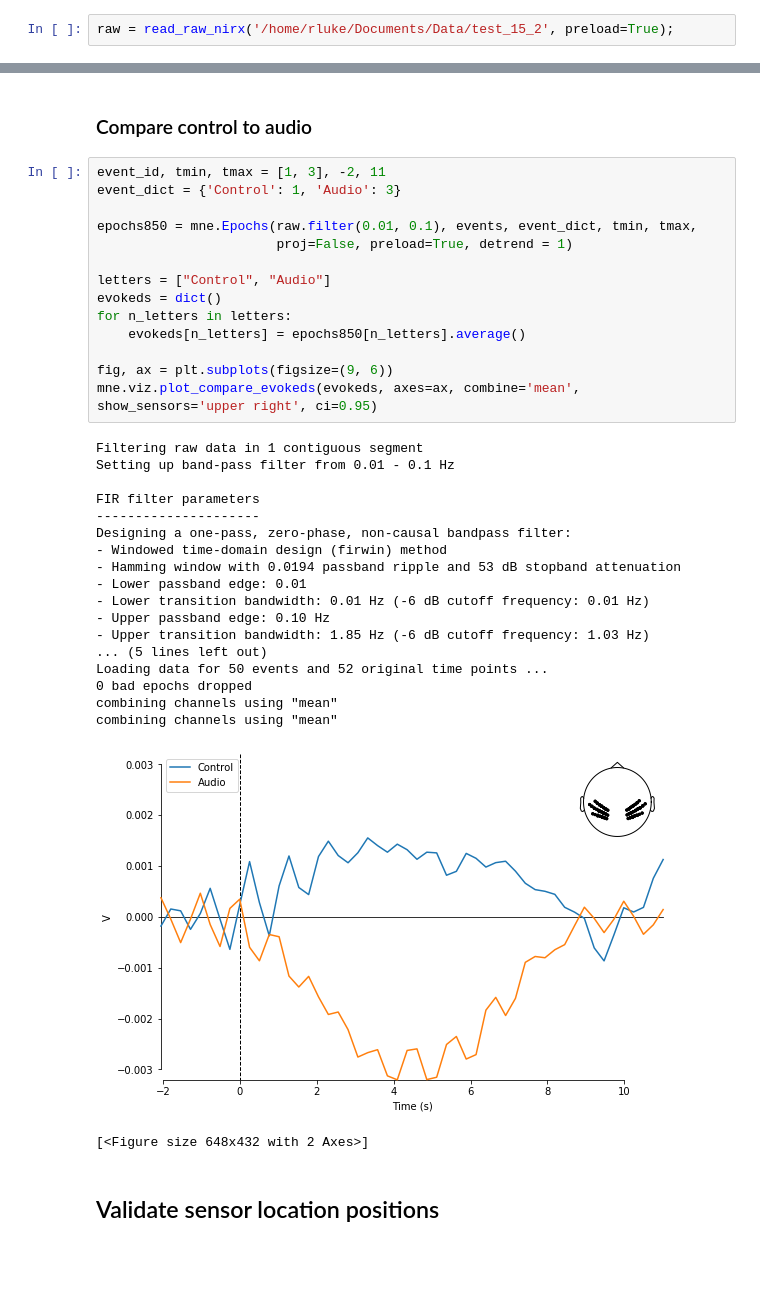
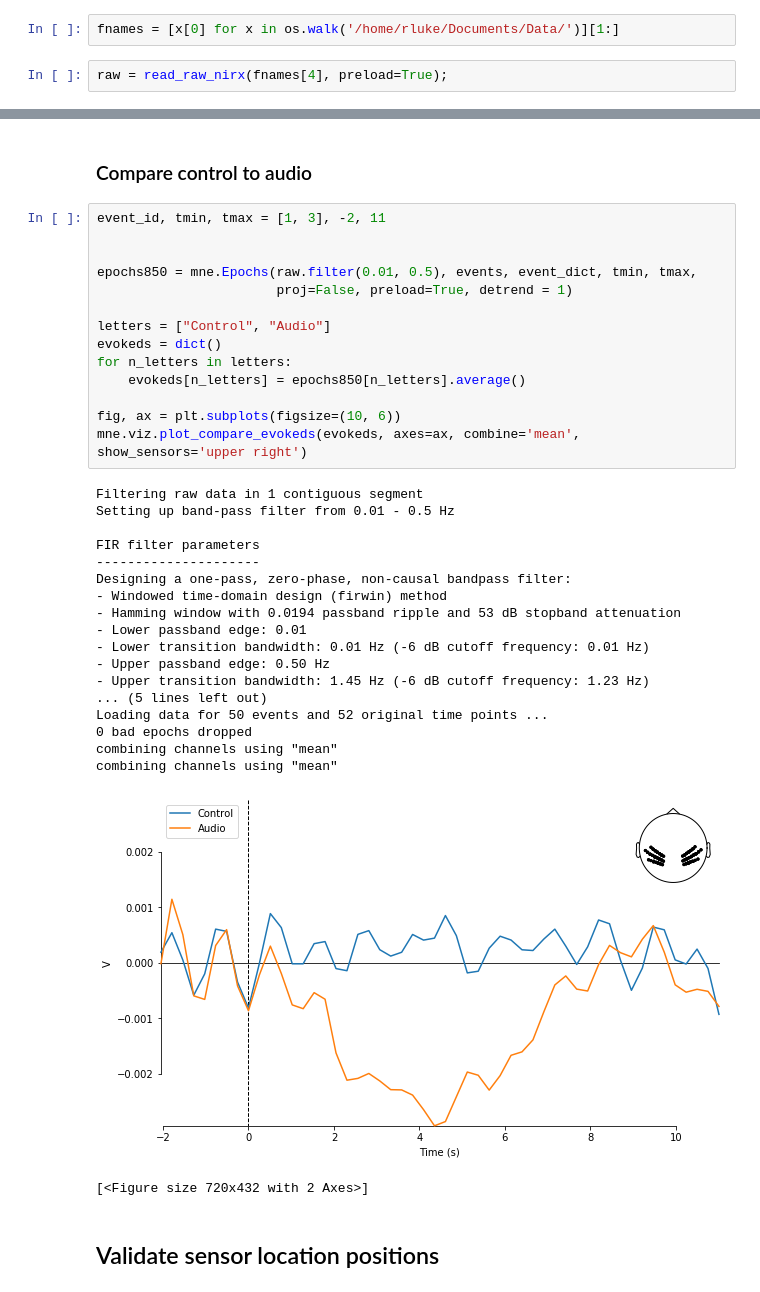
Before and after one commit to rob-luke/mne-fnirs-demo, a Jupyter notebook: NIRx Reader.ipynb, the cells around one changed output, grey strips where cells are left out. Drawn from its saved outputs; the diff is of its cells as text; blank space fills up the shorter version.

```diff
--- a/NIRx Reader.ipynb
+++ b/NIRx Reader.ipynb
@@ -11,6 +12,8 @@ from itertools import compress
 plt.rcParams["figure.figsize"] = (8,4)
 # %% [markdown]
 ## Read raw data exported directly from NIRx machine
+# %%
+fnames = [x[0] for x in os.walk('/home/rluke/Documents/Data/')][1:]
 # %%
-raw = read_raw_nirx('/home/rluke/Documents/Data/test_15_2', preload=True);
+raw = read_raw_nirx(fnames[4], preload=True);
 # %% [output]
@@ -71,38 +79,38 @@ combining channels using "mean"
 ### Compare control to audio
 # %%
 event_id, tmin, tmax = [1, 3], -2, 11
-event_dict = {'Control': 1, 'Audio': 3}
 
-epochs850 = mne.Epochs(raw.filter(0.01, 0.1), events, event_dict, tmin, tmax,
+
+epochs850 = mne.Epochs(raw.filter(0.01, 0.5), events, event_dict, tmin, tmax,
                        proj=False, preload=True, detrend = 1)
 
 letters = ["Control", "Audio"]
 evokeds = dict()
 for n_letters in letters:
     evokeds[n_letters] = epochs850[n_letters].average()
 
-fig, ax = plt.subplots(figsize=(9, 6))
-mne.viz.plot_compare_evokeds(evokeds, axes=ax, combine='mean', show_sensors='upper right', ci=0.95)
+fig, ax = plt.subplots(figsize=(10, 6))
+mne.viz.plot_compare_evokeds(evokeds, axes=ax, combine='mean', show_sensors='upper right')
 # %% [output]
 Filtering raw data in 1 contiguous segment
-Setting up band-pass filter from 0.01 - 0.1 Hz
+Setting up band-pass filter from 0.01 - 0.5 Hz
 
 FIR filter parameters
 ---------------------
 Designing a one-pass, zero-phase, non-causal bandpass filter:
 - Windowed time-domain design (firwin) method
 - Hamming window with 0.0194 passband ripple and 53 dB stopband attenuation
 - Lower passband edge: 0.01
 - Lower transition bandwidth: 0.01 Hz (-6 dB cutoff frequency: 0.01 Hz)
-- Upper passband edge: 0.10 Hz
-- Upper transition bandwidth: 1.85 Hz (-6 dB cutoff frequency: 1.03 Hz)
+- Upper passband edge: 0.50 Hz
+- Upper transition bandwidth: 1.45 Hz (-6 dB cutoff frequency: 1.23 Hz)
 ... (5 lines left out)
 Loading data for 50 events and 52 original time points ...
 0 bad epochs dropped
 combining channels using "mean"
 combining channels using "mean"
-[figure, old version]
+[figure, new version]
-[<Figure size 648x432 with 2 Axes>]
+[<Figure size 720x432 with 2 Axes>]
 # %% [markdown]
 ## Validate sensor location positions
 # %%
```
Also changed, not shown: parts of 6 cells of this notebook.
